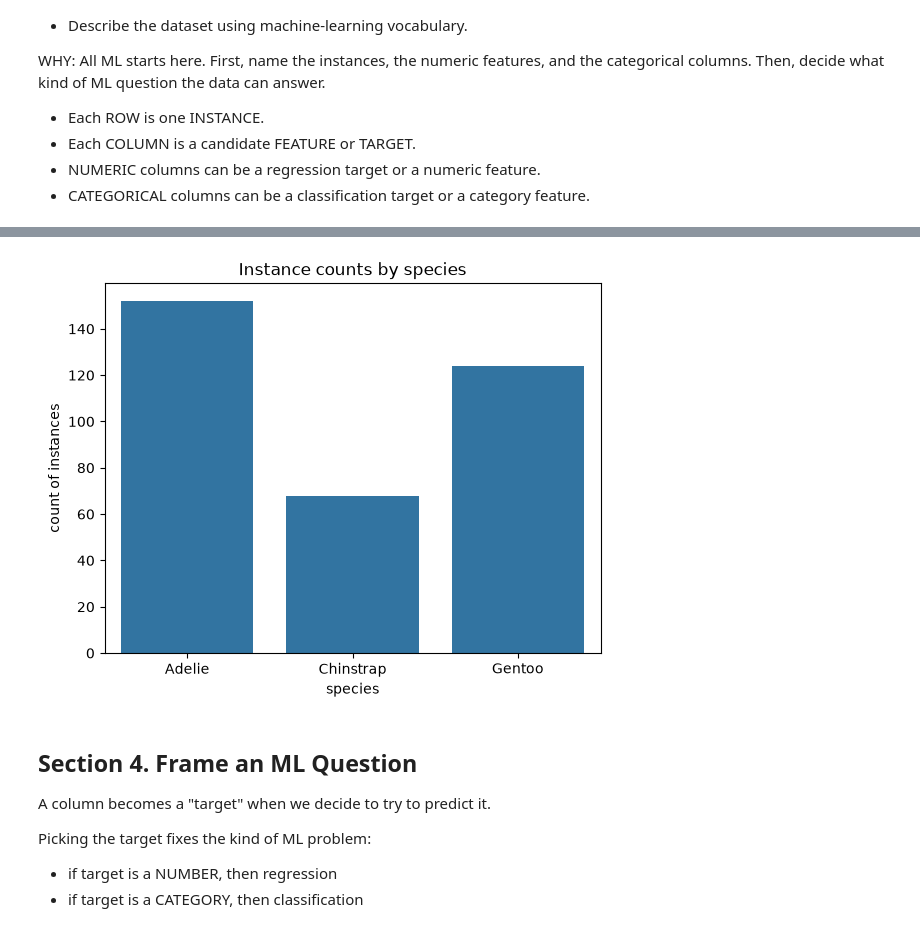
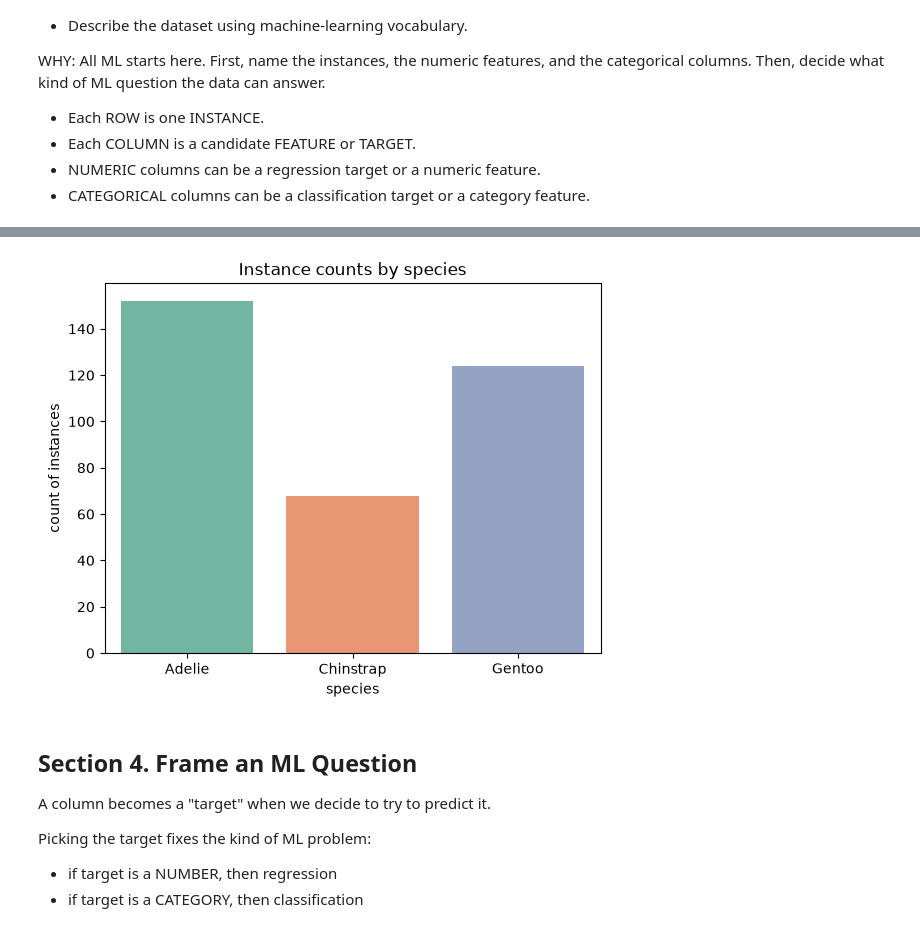
Before and after one commit to matthewellishanson/ml-01-intro-hanson, a Jupyter notebook: notebooks/ml_01_case.ipynb, the cells around one changed output, grey strips where cells are left out. Cells and saved outputs as stored; diff of their text form; code cells hidden in the pictures.

```diff
--- a/notebooks/ml_01_case.ipynb
+++ b/notebooks/ml_01_case.ipynb
@@ -283,7 +283,9 @@ if category_cols_list:
     plot_col_name: str = category_cols_list[0]
 
     # countplot shows the count of instances in each category for the specified column
-    sns.countplot(data=df, x=plot_col_name)
+    sns.countplot(
+        data=df, x=plot_col_name, hue=plot_col_name, palette="Set2", legend=False
+    )
 
     # Set the title and axis labels for the plot
     plt.title(f"Instance counts by {plot_col_name}")
@@ -301,16 +303,16 @@ if category_cols_list:
 species               0
 island                0
 bill_length_mm        2
 bill_depth_mm         2
 flipper_length_mm     2
 body_mass_g           2
 sex                  11
 ... (6 lines left out)
 1  Adelie  Torgersen            39.5           17.4              186.0       3800.0  Female
 2  Adelie  Torgersen            40.3           18.0              195.0       3250.0  Female
 3  Adelie  Torgersen             NaN            NaN                NaN          NaN     NaN
 4  Adelie  Torgersen            36.7           19.3              193.0       3450.0  Female
-[figure, old version]
+[figure, new version]
 # %% [markdown]
 ## Section 4. Frame an ML Question
 
```
Also changed, not shown: parts of 4 cells of this notebook, 1 other file.
